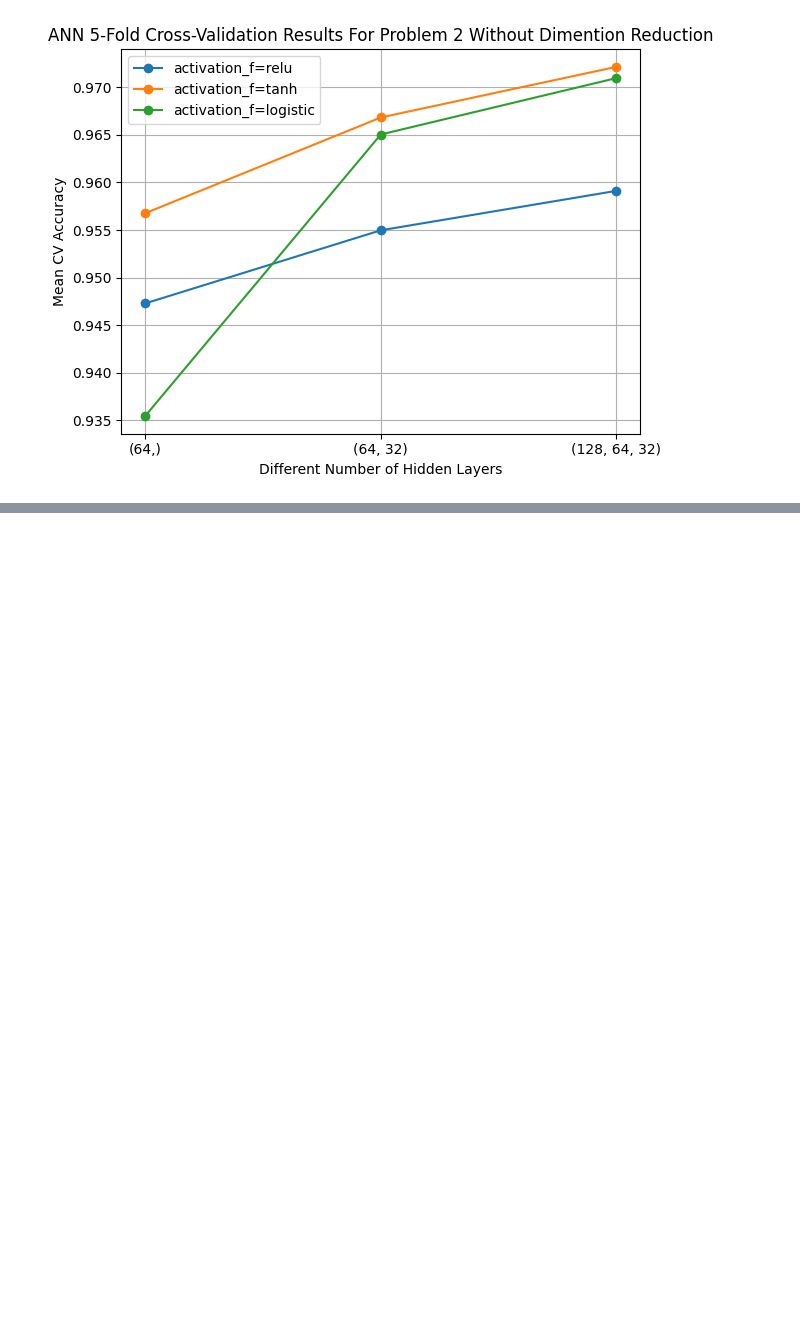
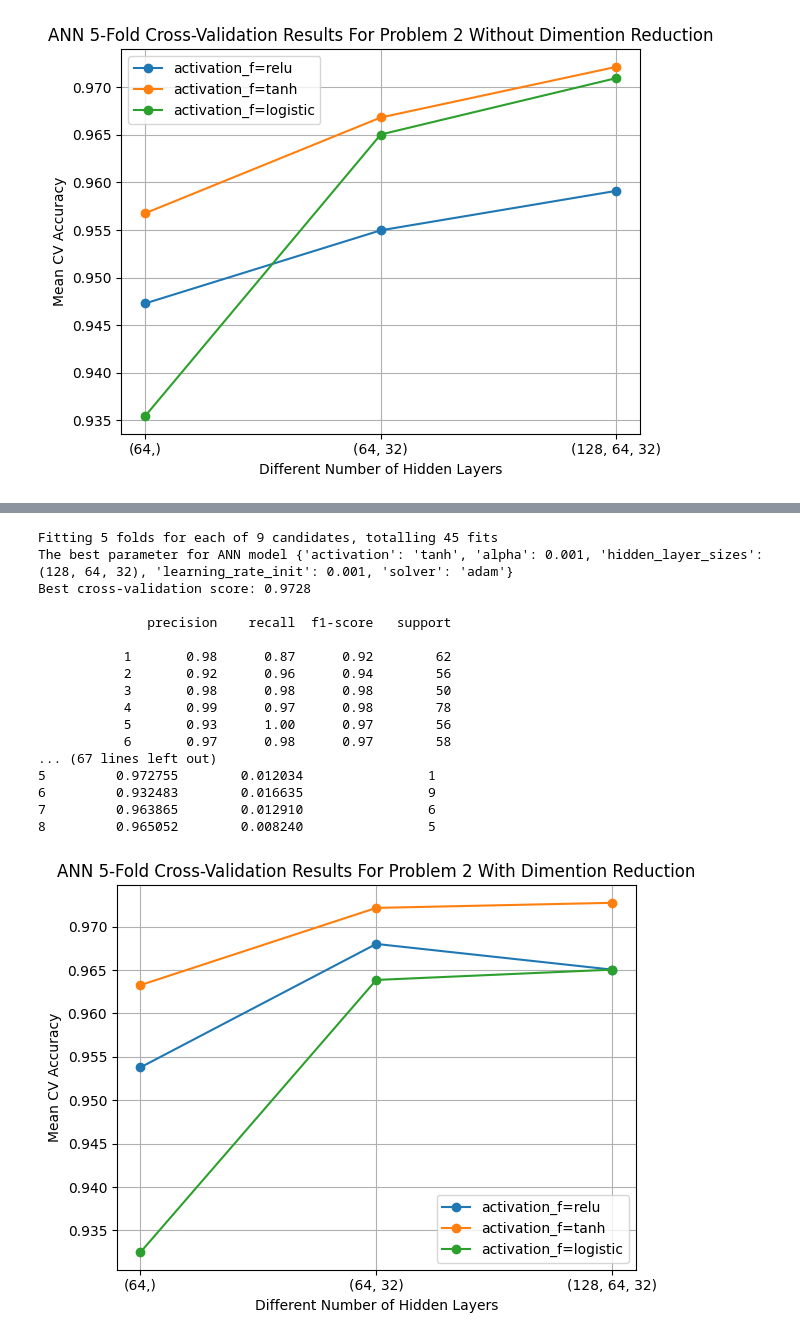
Before and after one commit to Hello-Judy/CSE514-Data-Mining-Project-2, a Jupyter notebook: Project2.ipynb, the cells around one changed output, grey strips where cells are left out. Saved outputs shown, nothing was run; the diff lists cells and outputs as text; code cells hidden in the pictures; blank space fills up the shorter version.

```diff
--- a/Project2.ipynb
+++ b/Project2.ipynb
@@ -852,0 +1122,68 @@ Best cross-validation score: 0.9722
+# %%
+# Import the ANN package
+from sklearn.neural_network import MLPClassifier
+
+# List the parameter for the ANN model
+ANN_q2_param = {
+    'hidden_layer_sizes': [(64,), (64, 32),(128, 64, 32)],
+    'activation': ['relu', 'tanh', 'logistic'],
+    'alpha': [0.001],
+    'learning_rate_init': [0.001],
+    'solver': ['adam']
+}
+# Build the model
+ann_mlp = MLPClassifier(max_iter= 500, random_state= 42)
+# Tried to find the best parameter
+ann_q2_best = GridSearchCV(ann_mlp, ANN_q2_param,verbose= 1, n_jobs= -1, cv = 5)
+# Fit the train set
+ann_q2_best.fit(X_train_std_q2_rd, y_train_q2_rd)
+
+# Print the result of the best parameter
+print(f"The best parameter for ANN model {ann_q2_best.best_params_}")
+print(f"Best cross-validation score: {ann_q2_best.best_score_:.4f} \n")
+
+# Apply trained model on the test set
+y_pred_ANN_Q2 = ann_q2_best.predict(X_test_std_q2_rd)
+
+# Get the report of the classification result
+print(classification_report(y_test_q2_rd, y_pred_ANN_Q2))
+
+# plot the result based on different hyperparameter
+ANN_Q2_result = pd.DataFrame(ann_q2_best.cv_results_)
+print(ANN_Q2_result)
+
+
+
+# Get the parameter and the scores
+for activation_f in ['relu', 'tanh', 'logistic']:
+    # Extract the different weight conditions
+    subset = ANN_Q2_result[ANN_Q2_result['param_activation'] == activation_f]
+    plt.plot(subset['param_hidden_layer_sizes'].apply(lambda x: str(x)), subset['mean_test_score'], marker='o', label=f'activation_f={activation_f}')
+
+plt.xlabel('Different Number of Hidden Layers')
+plt.ylabel('Mean CV Accuracy')
+plt.title('ANN 5-Fold Cross-Validation Results For Problem 2 With Dimention Reduction')
+plt.legend()
+plt.grid(True)
+plt.tight_layout()
+plt.savefig('ann_cv_plot_Q2_rd.png')
+plt.show()
+# %% [output]
+Fitting 5 folds for each of 9 candidates, totalling 45 fits
+The best parameter for ANN model {'activation': 'tanh', 'alpha': 0.001, 'hidden_layer_sizes': (128, 64, 32), 'learning_rate_init': 0.001, 'solver': 'adam'}
+Best cross-validation score: 0.9728
+
+              precision    recall  f1-score   support
+
+           1       0.98      0.87      0.92        62
+           2       0.92      0.96      0.94        56
+           3       0.98      0.98      0.98        50
+           4       0.99      0.97      0.98        78
+           5       0.93      1.00      0.97        56
+           6       0.97      0.98      0.97        58
+... (67 lines left out)
+5         0.972755        0.012034                1
+6         0.932483        0.016635                9
+7         0.963865        0.012910                6
+8         0.965052        0.008240                5
+[figure, added]
```
Also changed, not shown: parts of 21 cells of this notebook, 10 other files.
